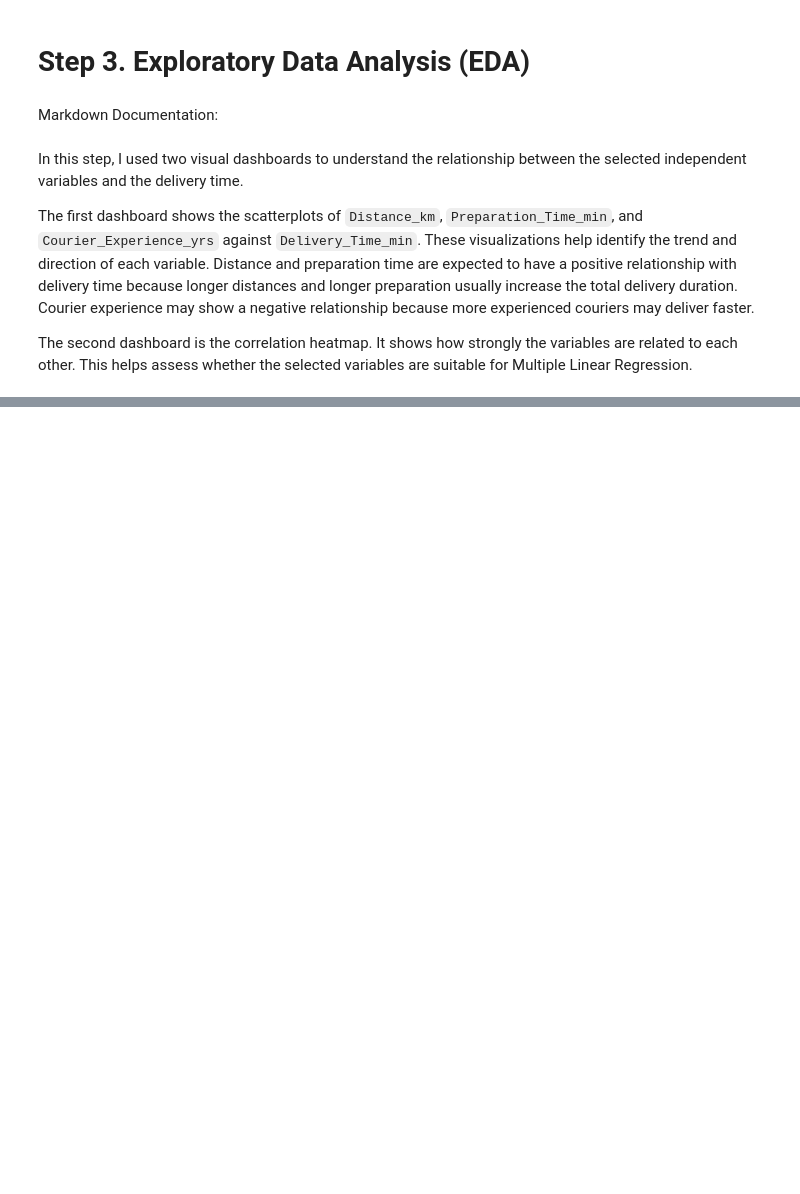
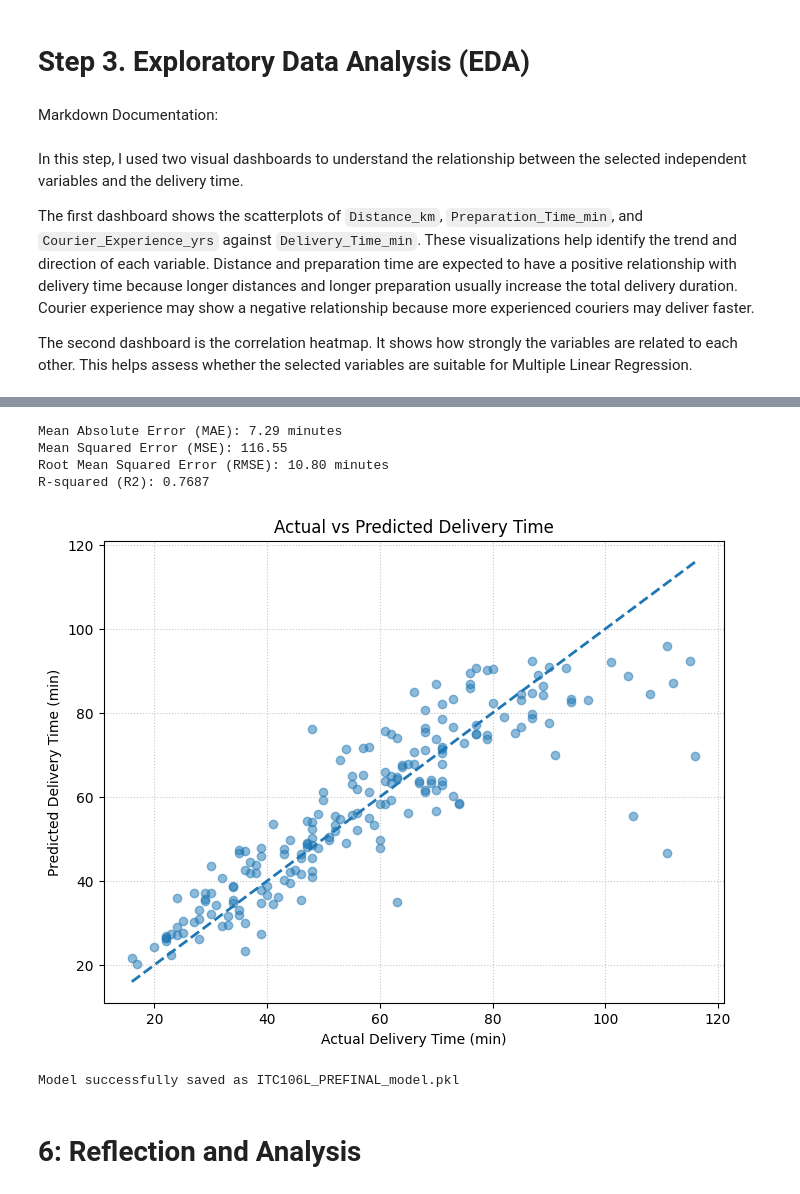
Before and after one commit to linusisaacatienza-ui/ITC106L_PREFINAL, a Jupyter notebook: regression.ipynb, the cells around one changed output, grey strips where cells are left out. Drawn from its saved outputs; the diff is of its cells as text; code cells hidden in the pictures; blank space fills up the shorter version.

Commit message:
Update prefinal notebook

```diff
--- a/regression.ipynb
+++ b/regression.ipynb
@@ -380,0 +279,47 @@ Correlation does not always mean causation. For example, preparation time may be
+# %%
+# Generate predictions
+y_pred = model.predict(X_test)
+
+# Calculate evaluation metrics
+mae = mean_absolute_error(y_test, y_pred)
+mse = mean_squared_error(y_test, y_pred)
+rmse = np.sqrt(mse)
+r2 = r2_score(y_test, y_pred)
+
+# Display results
+print(f"Mean Absolute Error (MAE): {mae:.2f} minutes")
+print(f"Mean Squared Error (MSE): {mse:.2f}")
+print(f"Root Mean Squared Error (RMSE): {rmse:.2f} minutes")
+print(f"R-squared (R2): {r2:.4f}")
+# Visualization: Actual vs Predicted Delivery Time
+plt.figure(figsize=(8, 6))
+
+plt.scatter(y_test, y_pred, alpha=0.5)
+
+plt.plot(
+    [y_test.min(), y_test.max()],
+    [y_test.min(), y_test.max()],
+    linestyle="--",
+    linewidth=2
+)
+
+plt.xlabel("Actual Delivery Time (min)")
+plt.ylabel("Predicted Delivery Time (min)")
+plt.title("Actual vs Predicted Delivery Time")
+plt.grid(True, linestyle=":", alpha=0.7)
+
+plt.show()
+# Export the trained model
+with open("ITC106L_PREFINAL_model.pkl", "wb") as f:
+    pickle.dump(model, f)
+
+print("Model successfully saved as ITC106L_PREFINAL_model.pkl")
+# %% [output]
+Mean Absolute Error (MAE): 7.29 minutes
+Mean Squared Error (MSE): 116.55
+Root Mean Squared Error (RMSE): 10.80 minutes
+R-squared (R2): 0.7687
+[figure, added]
+Model successfully saved as ITC106L_PREFINAL_model.pkl
+# %% [markdown]
+# 6: Reflection and Analysis
```
Also changed, not shown: parts of 13 cells of this notebook.
